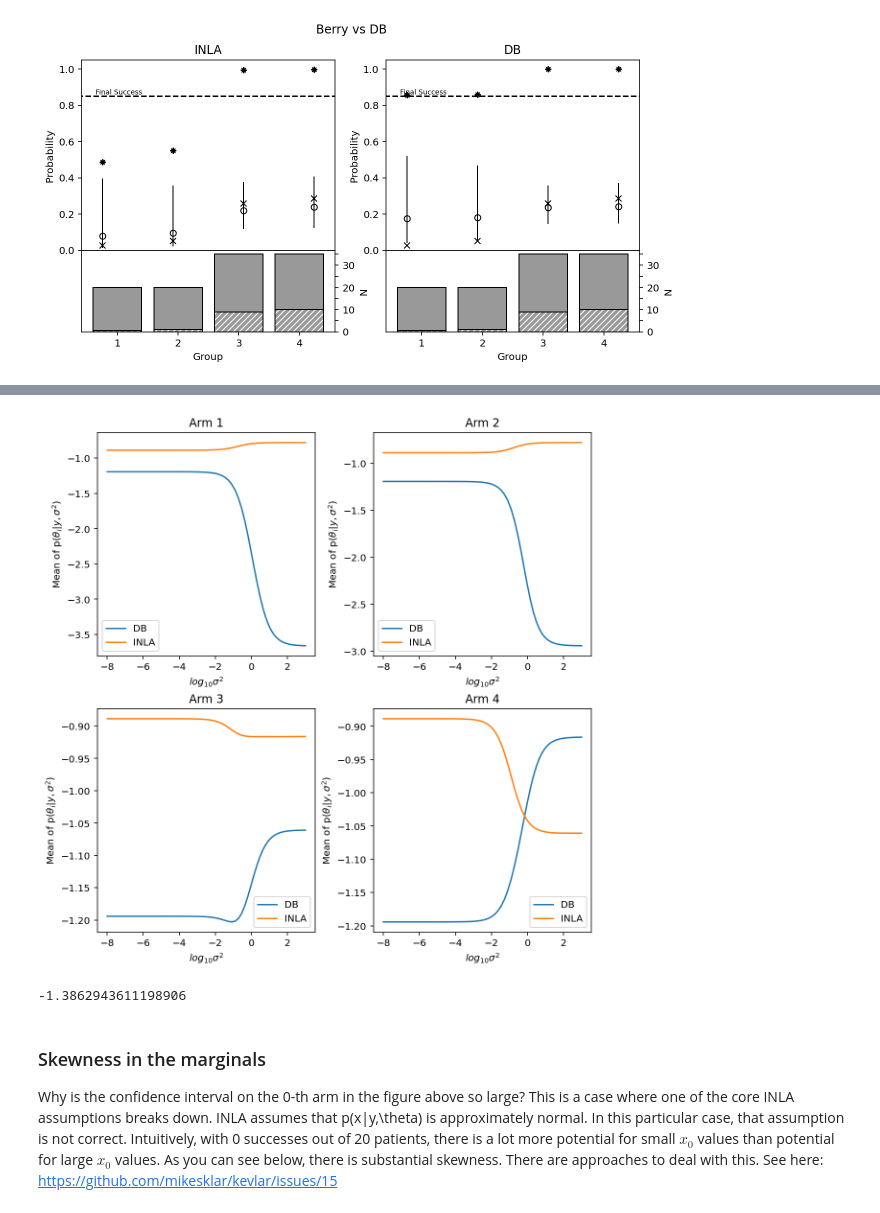
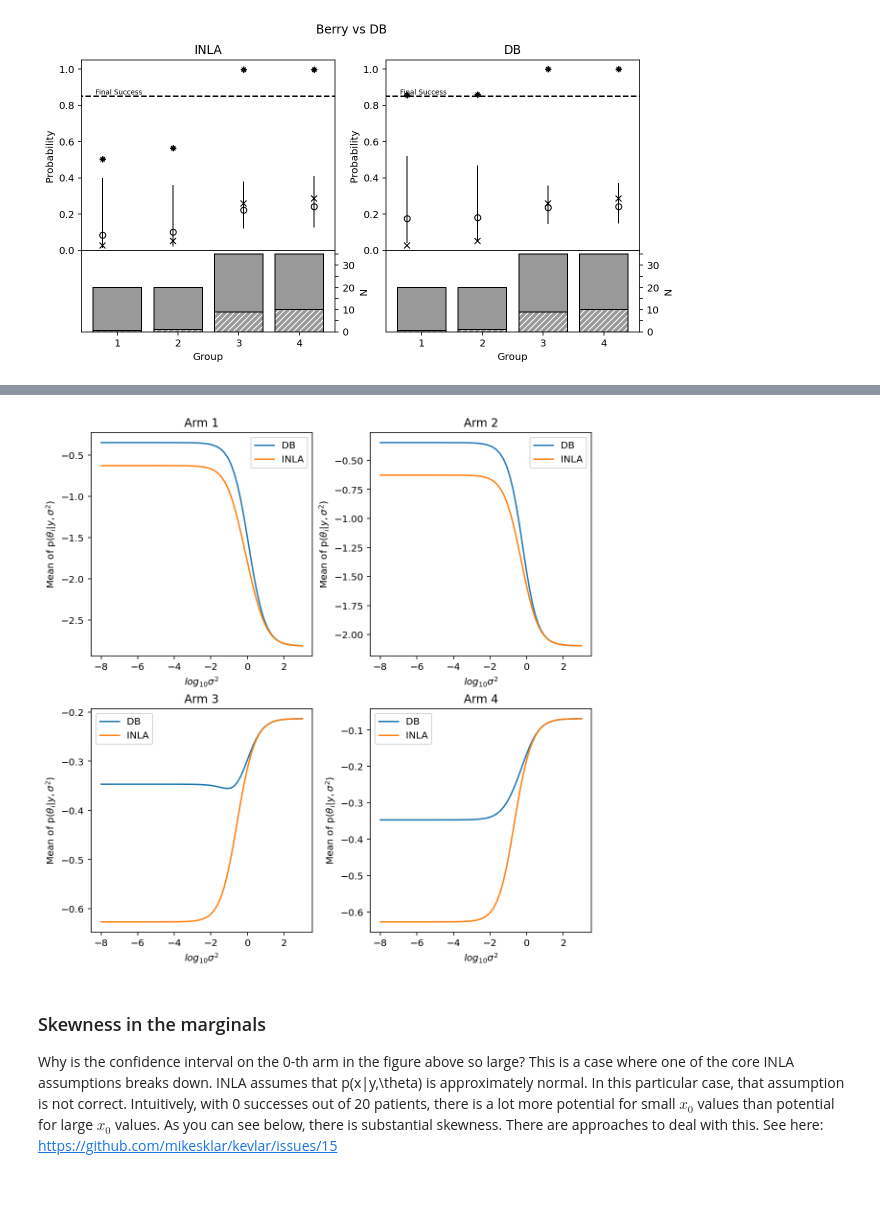
Before and after one commit to Confirm-Solutions/imprint, a Jupyter notebook: research/berry/berry_dirty.ipynb, the cells around one changed output, grey strips where cells are left out. Saved outputs shown, nothing was run; the diff lists cells and outputs as text; code cells hidden in the pictures.

```diff
--- a/research/berry/berry_dirty.ipynb
+++ b/research/berry/berry_dirty.ipynb
@@ -114,7 +114,7 @@ import inla
 import berry
 import dirty_bayes
 # %%
-b = berry.BerryMu(sigma2_n=90, sigma2_bounds=(1e-8, 1e3))
+b = berry.Berry(sigma2_n=90, sigma2_bounds=(1e-8, 1e3))
 
 # I got this data by deconstructing the graphs in in Figure 1 of Berry et al 2013.
 n_i = np.array([[i] * 4 for i in [10, 15, 20, 25, 30, 35]])
@@ -169,9 +170,12 @@ y_i = np.array(
     ],
     dtype=np.float64,
 )
-y_i[y_i == 0] = 0.5
 data = np.stack((y_i, n_i), axis=2)
 
-post_hyper, report = inla.calc_posterior_hyper(b, data)
+y_i_no0 = y_i.copy()
+y_i_no0[y_i_no0 == 0] = 0.5
+data_no0 = np.stack((y_i_no0, n_i), axis=2)
+
+post_hyper, report = inla.calc_posterior_hyper(b, data_no0)
 inla_stats = inla.calc_posterior_x(post_hyper, report, b.suc_thresh)
-db_stats = dirty_bayes.calc_dirty_bayes(y_i, n_i, b.mu_0, b.logit_p1, b.suc_thresh, b.sigma2_rule)
+db_stats = dirty_bayes.calc_dirty_bayes(y_i_no0, n_i, b.mu_0, b.logit_p1, b.suc_thresh, b.sigma2_rule)
@@ -206,5 +240,0 @@ p_mu_g_sigma2_y = post_hyper2 / p_sigma2_g_y[:, None, :]
-# %%
-for i in range(6):
-    plt.plot(np.log10(b.sigma2_rule.pts), p_sigma2_g_y[i])
-plt.show()
-np.sum(p_sigma2_g_y * b.sigma2_rule.wts[None, :], axis=1)
@@ -214,4 +240,0 @@ array([1., 1., 1., 1., 1., 1.])
-# %%
-for i in range(0, b.sigma2_rule.pts.shape[0], 10):
-    plt.plot(b.mu_rule.pts, p_mu_g_sigma2_y[0, :, i])
-plt.show()
@@ -227,19 +241,15 @@ inla_mu_integrated = np.sum(
 # %%
 plt.figure(figsize=(8, 8), constrained_layout=True)
 for i in range(4):
     plt.subplot(2, 2, i + 1)
     plt.title(f"Arm {i+1}")
-    inla_graph = inla_mu_integrated[5, :, i]
-    db_graph = db_stats2["mu_posterior"][5, :, i]
+    inla_graph = report['x0'][5, :, i]
+    db_graph = db_stats["mu_posterior"][5, :, i]
     plt.plot(np.log10(b.sigma2_rule.pts), db_graph, label="DB")
     plt.plot(np.log10(b.sigma2_rule.pts), inla_graph, label="INLA")
     plt.ylabel(r"Mean of p($\theta_{i} | y, \sigma^2$)")
     plt.xlabel("$log_{10} \sigma^2$")
     plt.legend()
 plt.show()
 # %% [output]
-[figure, old version]
+[figure, new version]
-# %%
-scipy.special.logit(0.2)
-# %% [output]
--1.3862943611198906
```
Also changed, not shown: parts of 15 cells of this notebook, 3 other files.
